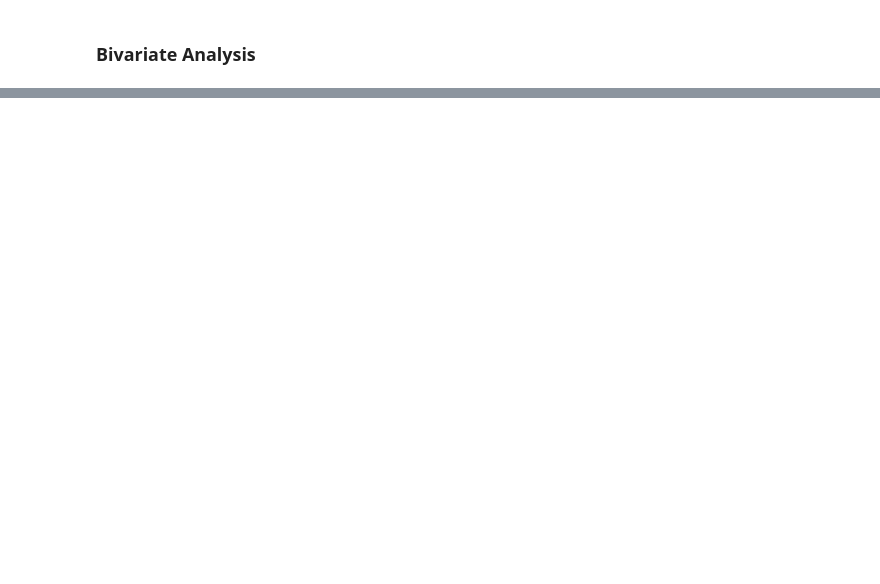
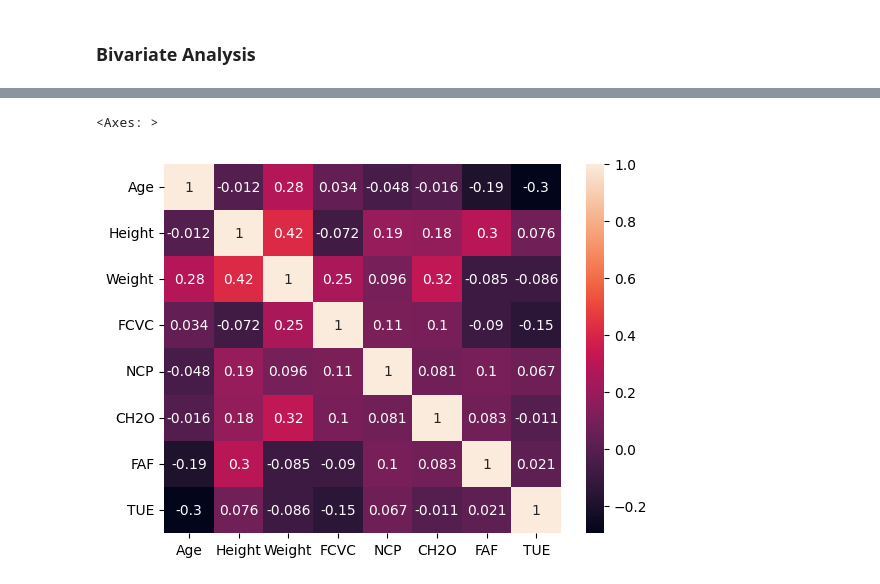
Before and after one commit to gargi-09/My-Kaggle-Work, a Jupyter notebook: Obesity-risk-EDA-classification.ipynb, the cells around one changed output, grey strips where cells are left out. Drawn from its saved outputs; the diff is of its cells as text; code cells hidden in the pictures; blank space fills up the shorter version.

```diff
--- a/Obesity-risk-EDA-classification.ipynb
+++ b/Obesity-risk-EDA-classification.ipynb
@@ -148,3 +154,5 @@ for c in col_num:
 [interactive output not drawn]
 # %% [markdown]
 ### Bivariate Analysis
+# %%
+df_num = train_df.select_dtypes([np.number])
@@ -150,0 +171,5 @@ for c in col_num:
+# %%
+sns.heatmap(df_num.corr(),annot=True)
+# %% [output]
+<Axes: >
+[figure, added]
```
Also changed, not shown: parts of 11 cells of this notebook.
